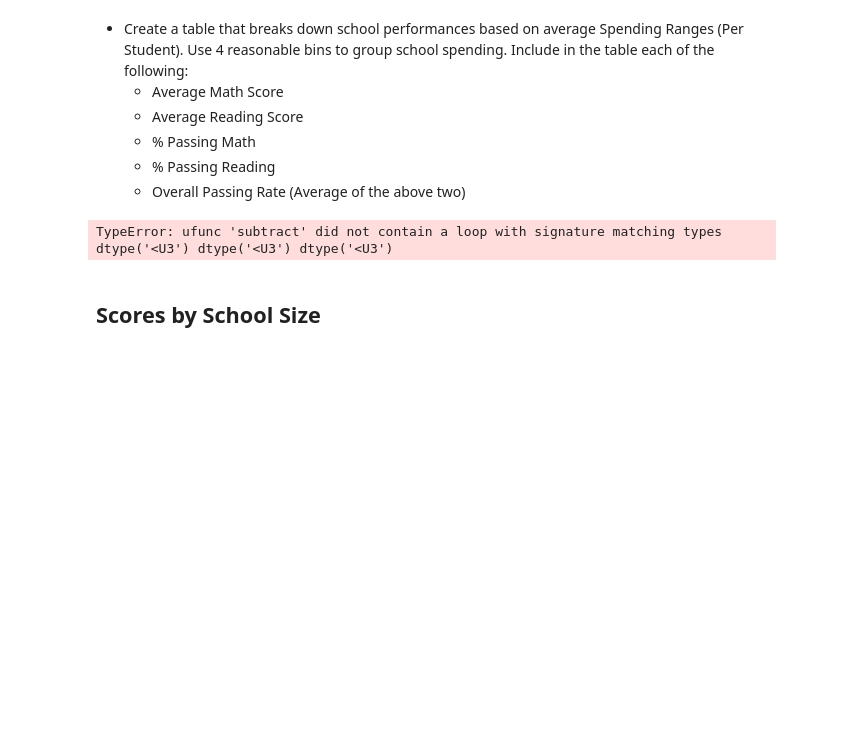
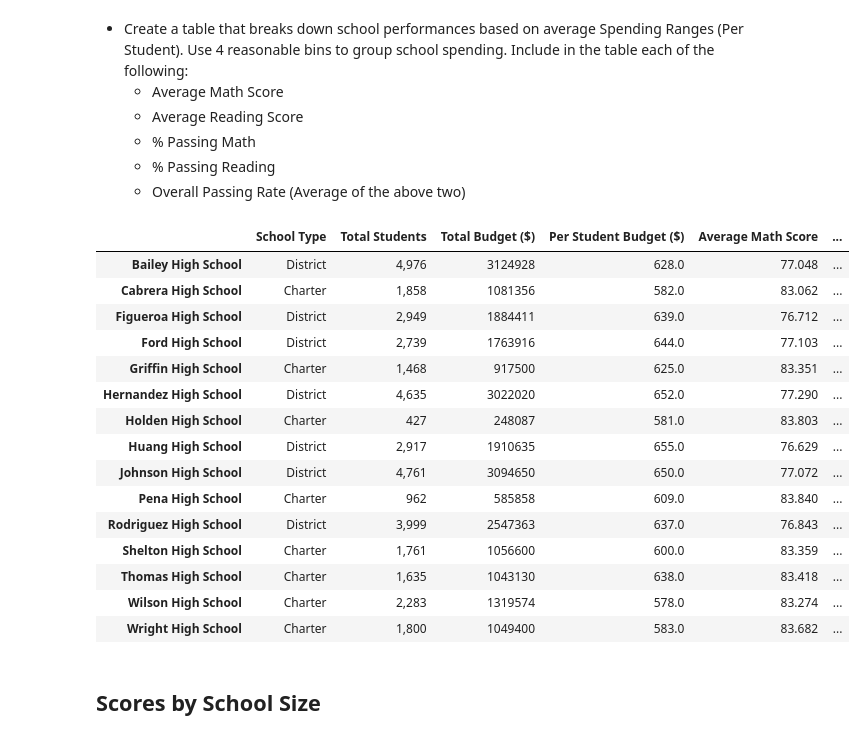
Before and after one commit to mjknj18/School-District-Test-Score-Analysis, a Jupyter notebook: School_District_Test_Analysis_Main.ipynb, the cells around one changed output. Saved outputs shown, nothing was run; the diff lists cells and outputs as text; code cells hidden in the pictures; blank space fills up the shorter version.

```diff
--- a/School_District_Test_Analysis_Main.ipynb
+++ b/School_District_Test_Analysis_Main.ipynb
@@ -417,12 +416,29 @@ read_summary
 # %%
 #Set Bins for School Budget Per Student Ranges
 spending_bins = [0, 585, 615, 645, 675]
-spending_ranges = ['$585', '$585-615', '$615-645', '$645-675']
+spending_ranges = ['<$585', '$585-615', '$615-645', '$645-675']
 
 #Cut School Summary Data Frame & Add Column for School Budget Per Student Ranges
-school_summary['Per Student Spending Range'] = pd.cut(school_summary['Per Student Budget'], bins = ['0', '585', '615', '645', '675'])
+school_summary['Per Student Spending Range ($)'] = pd.cut(school_summary['Per Student Budget ($)'], bins = spending_bins, labels = spending_ranges)
+
+school_summary
 # %% [output]
-TypeError: ufunc 'subtract' did not contain a loop with signature matching types dtype('<U3') dtype('<U3') dtype('<U3')
+|  | School Type | Total Students | Total Budget ($) | Per Student Budget ($) | Average Math Score | ... |
+| Bailey High School | District | 4,976 | 3124928 | 628.0 | 77.048 | ... |
+| Cabrera High School | Charter | 1,858 | 1081356 | 582.0 | 83.062 | ... |
+| Figueroa High School | District | 2,949 | 1884411 | 639.0 | 76.712 | ... |
+| Ford High School | District | 2,739 | 1763916 | 644.0 | 77.103 | ... |
+| Griffin High School | Charter | 1,468 | 917500 | 625.0 | 83.351 | ... |
+| Hernandez High School | District | 4,635 | 3022020 | 652.0 | 77.290 | ... |
+| Holden High School | Charter | 427 | 248087 | 581.0 | 83.803 | ... |
+| Huang High School | District | 2,917 | 1910635 | 655.0 | 76.629 | ... |
+| Johnson High School | District | 4,761 | 3094650 | 650.0 | 77.072 | ... |
+| Pena High School | Charter | 962 | 585858 | 609.0 | 83.840 | ... |
+| Rodriguez High School | District | 3,999 | 2547363 | 637.0 | 76.843 | ... |
+| Shelton High School | Charter | 1,761 | 1056600 | 600.0 | 83.359 | ... |
+| Thomas High School | Charter | 1,635 | 1043130 | 638.0 | 83.418 | ... |
+| Wilson High School | Charter | 2,283 | 1319574 | 578.0 | 83.274 | ... |
+| Wright High School | Charter | 1,800 | 1049400 | 583.0 | 83.682 | ... |
 # %% [markdown]
 ## Scores by School Size
 # %% [markdown]
```
Also changed, not shown: parts of 3 cells of this notebook.
